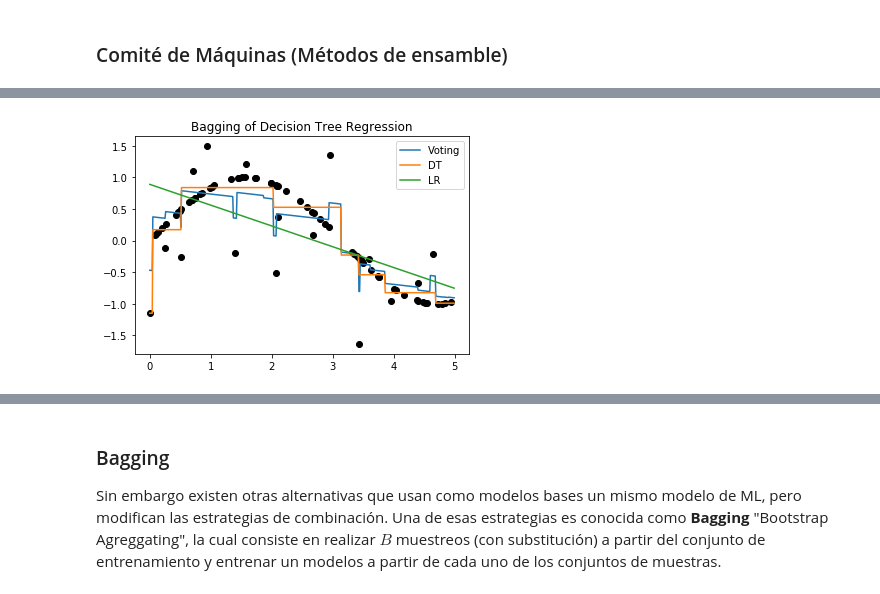
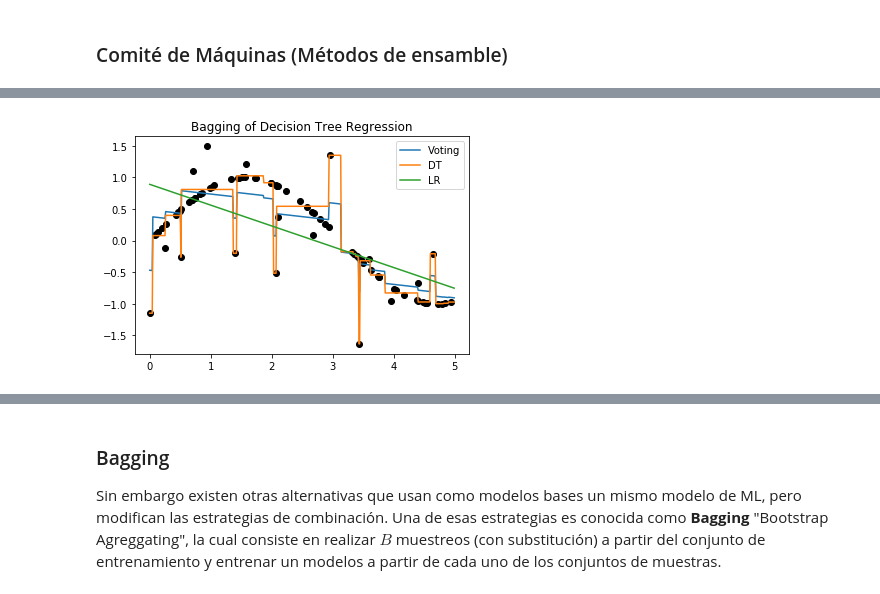
Before and after one commit to UDEA-Esp-Analitica-y-Ciencia-de-Datos/EACD-04-MACHINE-LEARNING-1, a Jupyter notebook: 12-Arboles_de_Decision_Voting_Bagging_Random_Forest.ipynb, the cells around one changed output, grey strips where cells are left out. Cells and saved outputs as stored; diff of their text form; code cells hidden in the pictures.

```diff
--- a/12-Arboles_de_Decision_Voting_Bagging_Random_Forest.ipynb
+++ b/12-Arboles_de_Decision_Voting_Bagging_Random_Forest.ipynb
@@ -241,33 +241,33 @@ from sklearn.ensemble import VotingRegressor
 from sklearn.linear_model import LinearRegression
 from sklearn.tree import DecisionTreeRegressor
 # Create a random dataset
 rng = np.random.RandomState(1)
 X = np.sort(5 * rng.rand(80, 1), axis=0)
 y = np.sin(X).ravel()
 y[::5] += 3 * (0.5 - rng.rand(16))
 
 # Fit regression model
 
 clf_a = DecisionTreeRegressor(max_depth=3)
 clf_b = DecisionTreeRegressor(max_depth=5)
 clf_c = LinearRegression()
 clf = VotingRegressor([('DT1', clf_a), ('DT2', clf_b), ('lr', clf_c)]).fit(X, y)
 #clf = VotingRegressor([('DT1', clf_a), ('DT2', clf_b)]).fit(X, y)
 
 # Predict
 X_test = np.arange(0.0, 5.0, 0.01)[:, np.newaxis]
 y_1 = clf.predict(X_test)
-y_2 = clf.estimators_[0].predict(X_test)
+y_2 = clf.estimators_[1].predict(X_test)
 y_3 = clf.estimators_[2].predict(X_test)
 
 plt.plot(X,y,'o',color='black')
 plt.plot(X_test,y_1,label='Voting')
 plt.plot(X_test,y_2,label='DT')
 plt.plot(X_test,y_3,label='LR')
 # Plot the resu  et")
 plt.title("Bagging of Decision Tree Regression")
 plt.legend()
 plt.show()
 # %% [output]
-[figure, old version]
+[figure, new version]
 # %%
```
Also changed, not shown: parts of 6 cells of this notebook, 2 other files.
